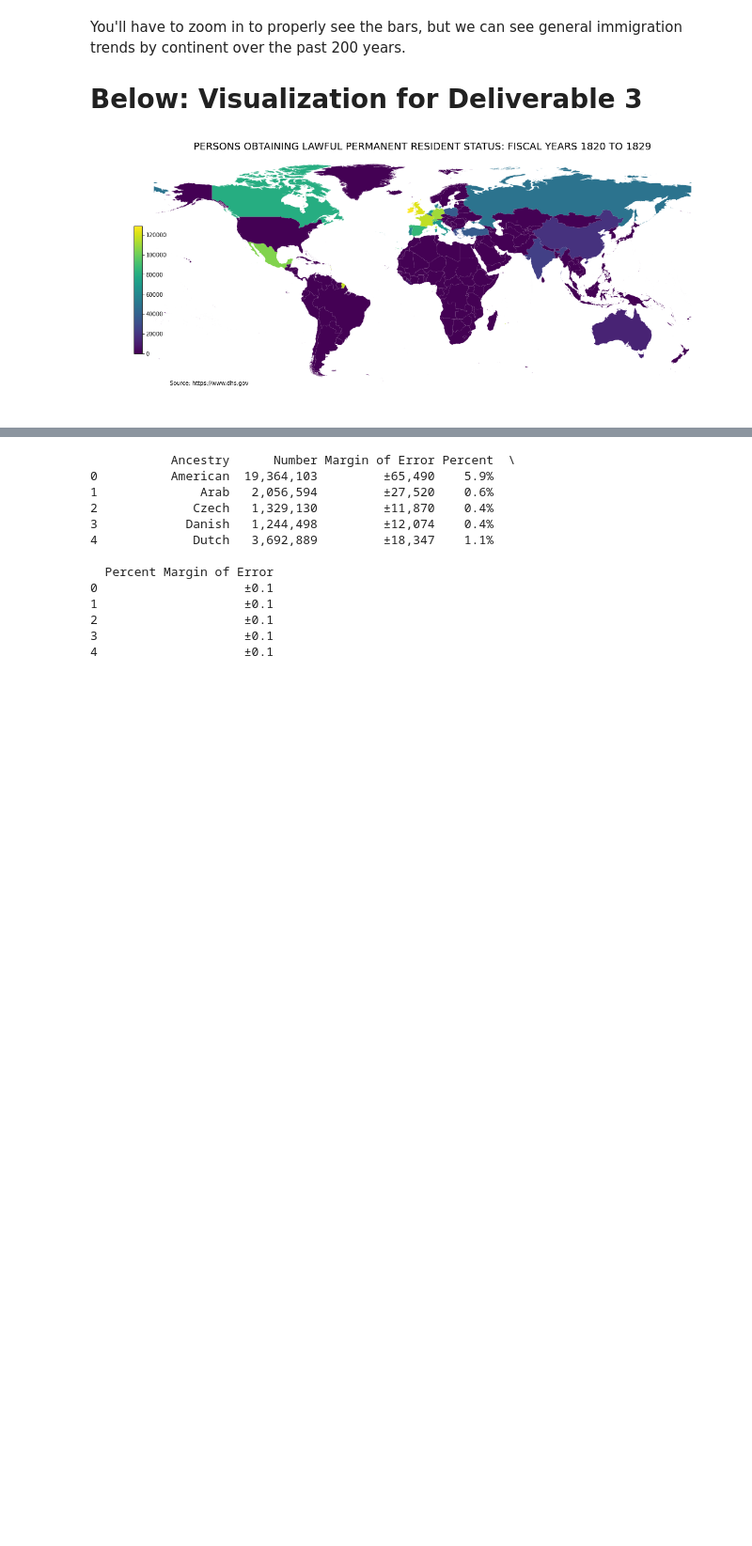
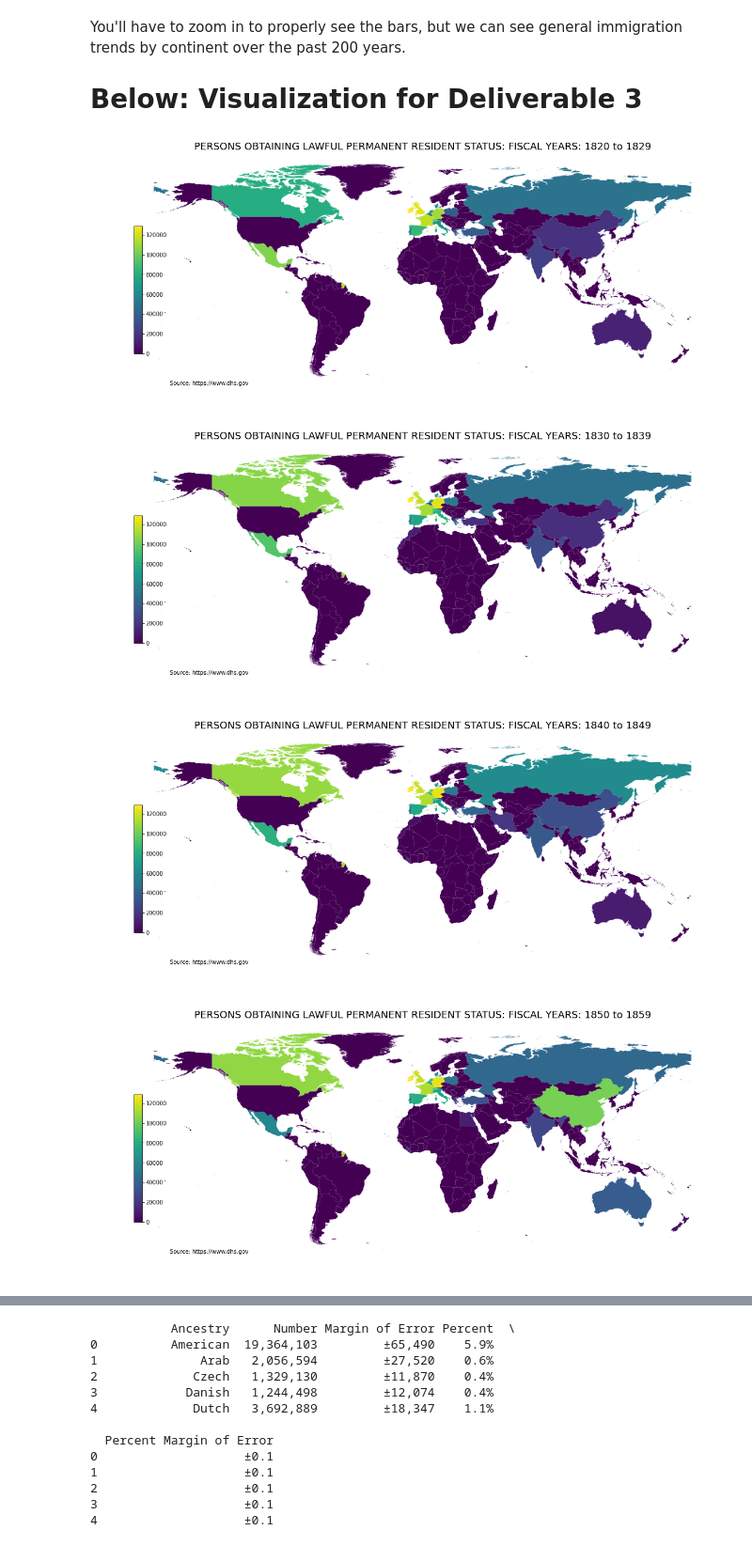
Before and after one commit to ljstaib/cs506-finalProject, a Jupyter notebook: Deliverable-3/exploration.ipynb, the cells around one changed output, grey strips where cells are left out. Shown at 94% size. Cells and saved outputs as stored; diff of their text form; code cells hidden in the pictures; blank space fills up the shorter version.

Commit message:
Created animated heatmap for immigration 1820-2020

```diff
--- a/Deliverable-3/exploration.ipynb
+++ b/Deliverable-3/exploration.ipynb
@@ -196,49 +199,58 @@ add_countries = geo_df[~temp]['country'].tolist()
 
 # Add missing countries with no immigration data
 cols = ['Region', '1820 to 1829', '1830 to 1839', '1840 to 1849', '1850 to 1859', '1860 to 1869', '1870 to 1879',
             '1880 to 1889', '1890 to 1899', '1900 to 1909', '1910 to 1919', '1920 to 1929', '1930 to 1939',
             '1940 to 1949', '1950 to 1959', '1960 to 1969', '1970 to 1979', '1980 to 1989', '1990 to 1999',
             '2000 to 2009', '2010 to 2020']
 
 template = pd.DataFrame(columns=cols)
 template.loc[0] = ['placeholder', 0, 0, 0, 0, 0, 0, 0, 0, 0, 0, 0, 0, 0, 0, 0, 0, 0, 0, 0, 0]
 for x in add_countries:
     out = template
     out['Region'] = x
     df_globe_plot = pd.concat([df_globe_plot, out])
 
 # Combine dataset with geo dataset
 merged_df = pd.merge(left=df_globe_plot, right=geo_df, how='left', left_on='Region', right_on='country')
 
 merged_df = gpd.GeoDataFrame(merged_df)
 
 # Create info for plot
-title = 'PERSONS OBTAINING LAWFUL PERMANENT RESIDENT STATUS: FISCAL YEARS 1820 TO 1829'
-# cols = ['1820 to 1829', '1830 to 1839', '1840 to 1849', '1850 to 1859', '1860 to 1869', '1870 to 1879',
-#            '1880 to 1889', '1890 to 1899', '1900 to 1909', '1910 to 1919', '1920 to 1929', '1930 to 1939',
-#            '1940 to 1949', '1950 to 1959', '1960 to 1969', '1970 to 1979', '1980 to 1989', '1990 to 1999',
-#            '2000 to 2009', '2010 to 2020']
-y = "1820 to 1829"
+title = 'PERSONS OBTAINING LAWFUL PERMANENT RESIDENT STATUS: FISCAL YEARS: '
+cols = ['1820 to 1829', '1830 to 1839', '1840 to 1849', '1850 to 1859', '1860 to 1869', '1870 to 1879',
+           '1880 to 1889', '1890 to 1899', '1900 to 1909', '1910 to 1919', '1920 to 1929', '1930 to 1939',
+           '1940 to 1949', '1950 to 1959', '1960 to 1969', '1970 to 1979', '1980 to 1989', '1990 to 1999',
+           '2000 to 2009', '2010 to 2020']
 source = 'Source: https://www.dhs.gov'
 val_min = df[y].min()
 val_max = df[y].max()
 theme = 'viridis'
 
-# Create plot
-fig, ax = plt.subplots(1, figsize=(20, 8))
+# Create pictures for each decade
+for col in tqdm(cols):
+    # Create plot
+    fig, ax = plt.subplots(1, figsize=(20, 8))
 
-ax.axis('off')
-merged_df.plot(column=y, ax=ax, cmap=theme)
-ax.set_title(title, fontdict={'fontsize': '18', 'fontweight': '3'})
+    ax.axis('off')
+    merged_df.plot(column=col, ax=ax, cmap=theme)
+    ax.set_title(title + col, fontdict={'fontsize': '18', 'fontweight': '3'})
 
-# Source annotation
-ax.annotate(source, xy=(0.1, .08), fontsize=10, horizontalalignment='left', verticalalignment='bottom',
-                xycoords='figure fraction')
+    # Source annotation
+    ax.annotate(source, xy=(0.1, .08), fontsize=10, horizontalalignment='left', verticalalignment='bottom',
+                    xycoords='figure fraction')
 
-# Colorbar
-sm = plt.cm.ScalarMappable(norm=plt.Normalize(vmin=val_min, vmax=val_max), cmap=theme)
-sm._A = []
-cbaxes = fig.add_axes([0.15, 0.25, 0.01, 0.4])
-cbar = fig.colorbar(sm, cax=cbaxes)
+    # Colorbar
+    sm = plt.cm.ScalarMappable(norm=plt.Normalize(vmin=val_min, vmax=val_max), cmap=theme)
+    sm._A = []
+    cbaxes = fig.add_axes([0.15, 0.25, 0.01, 0.4])
+    cbar = fig.colorbar(sm, cax=cbaxes)
+
+    # Save jpg of current image
+    filepath = './world_pics/' + col.strip() + '.jpg'
+    img = fig.get_figure()
+    img.savefig(filepath, dpi=300)
 # %% [output]
 [figure]
+[figure, added]
+[figure, added]
+[figure, added]
```
Also changed, not shown: parts of 4 cells of this notebook, 22 other files.
